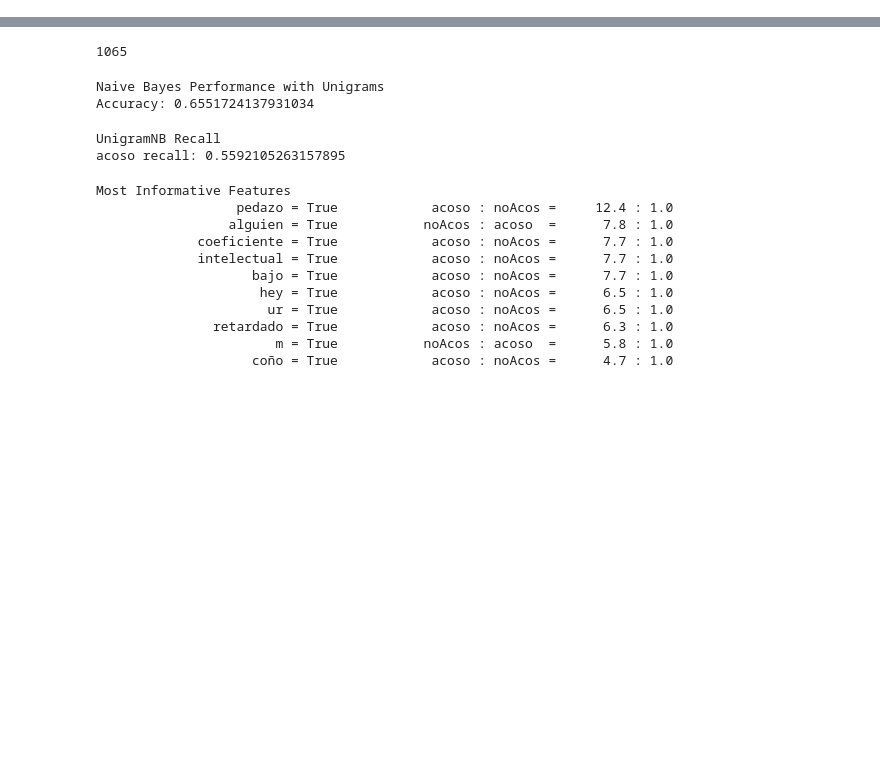
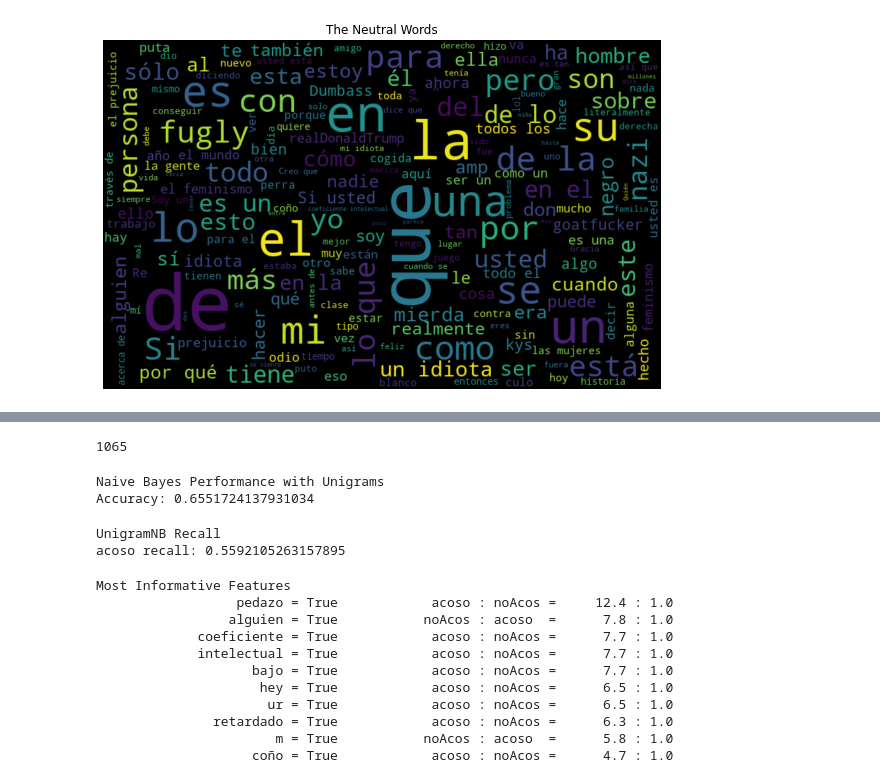
Before and after one commit to anthonywainer/bullying_on_twitter_pe, a Jupyter notebook: acoso.ipynb, the cells around one changed output, grey strips where cells are left out. Cells and saved outputs as stored; diff of their text form; code cells hidden in the pictures; blank space fills up the shorter version.

```diff
--- a/acoso.ipynb
+++ b/acoso.ipynb
@@ -42,0 +126,11 @@ df1 = pd.read_excel("dataset_twitter.xlsx")
+# %%
+normal_words =' '.join([text for text in train['Tweet'][train['Y'] == "noAcoso"]])
+
+wordcloud = WordCloud(width=800, height=500, random_state = 0, max_font_size = 110).generate(normal_words)
+plt.figure(figsize=(10, 7))
+plt.imshow(wordcloud, interpolation="bilinear")
+plt.axis('off')
+plt.title('The Neutral Words')
+plt.show()
+# %% [output]
+[figure, added]
```
Also changed, not shown: parts of 11 cells of this notebook, 1 other file.
